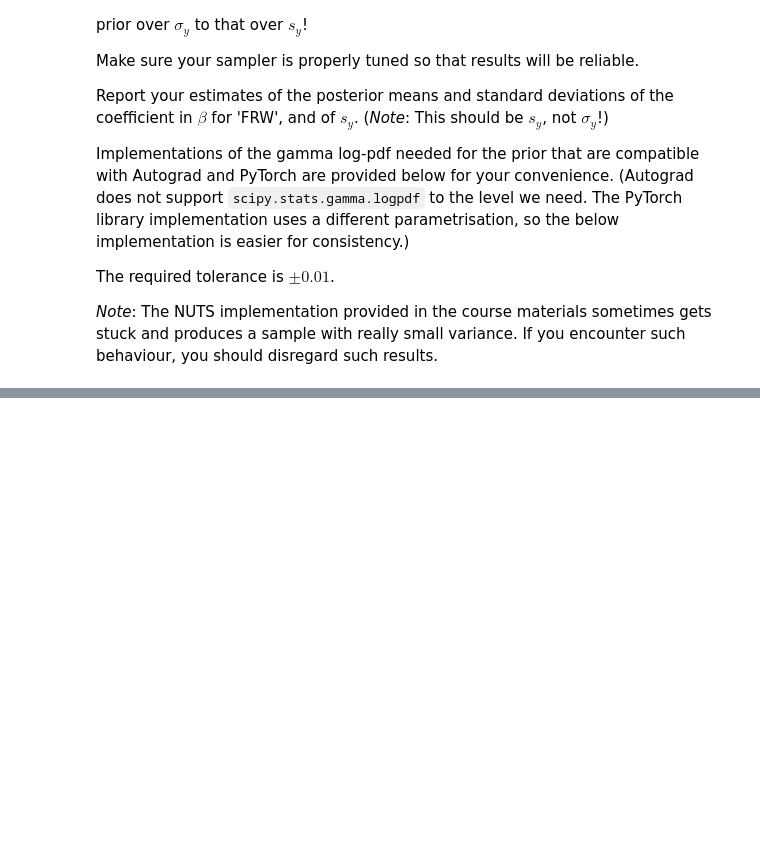
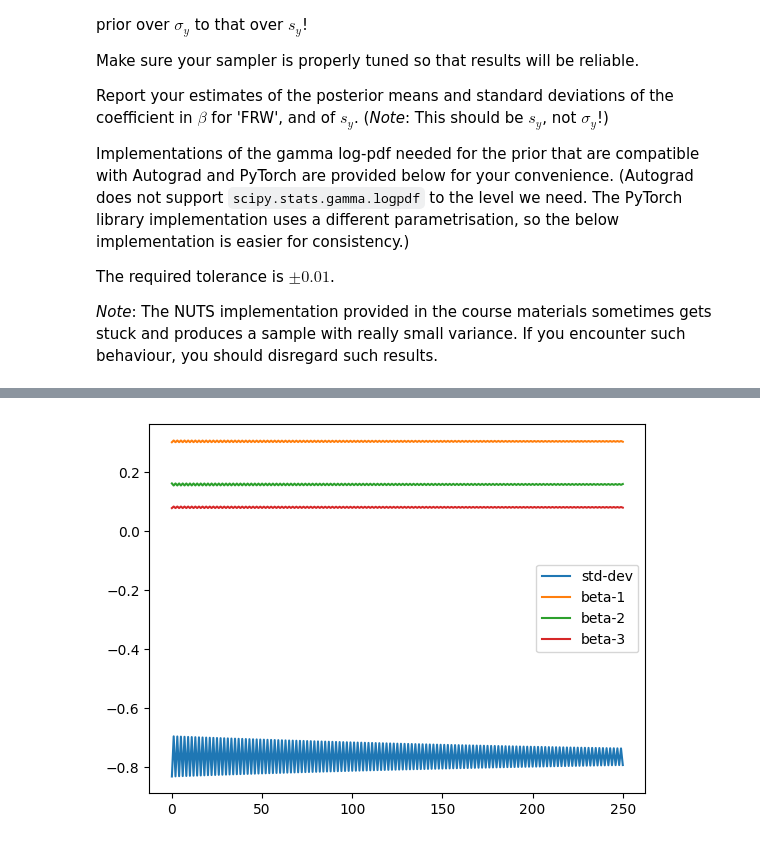
Before and after one commit to alexjilkin/comp-stats, a Jupyter notebook: Week6.ipynb, the cells around one changed output, grey strips where cells are left out. Saved outputs shown, nothing was run; the diff lists cells and outputs as text; code cells hidden in the pictures; blank space fills up the shorter version.

```diff
--- a/Week6.ipynb
+++ b/Week6.ipynb
@@ -204,10 +233,10 @@ The required tolerance is $\pm 0.01$.
 import pandas as pd
 import autograd.numpy as np
 import autograd.scipy.special as scs
-import autograd
+from autograd import grad
+import matplotlib.pyplot as plt
 
-def standardize(x):
-    raise(NotImplementedError("Not implemented yet"))
+
 
 # load the data from CSV file using pandas
 fram = pd.read_csv('https://raw.githubusercontent.com/lacerbi/compstats-files/main/data/fram.txt', sep='\t')
@@ -218,9 +247,90 @@ x = fram[['FRW', 'AGE', 'CHOL']].values.astype(float)
 # target: Systolic blood pressure, examination 1
 y = fram['SBP'].values.squeeze().astype(float)
 
+def standardize(x):
+    return (x - np.mean(x, axis=0)) / (2 * np.std(x, axis=0))
+
 xs = standardize(x)
 ys = standardize(y)
 
 def gamma_logpdf(x, k, theta):
     """Gamma distribution log pdf."""
     return -scs.gammaln(k) - k*np.log(theta) + (k-1)*np.log(x) - x / theta
+
+def log_likelihood(beta, s_y, xs, ys):
+    # Transform s_y to sigma_y
+    sigma_y = np.exp(s_y)
+
+    # Compute the model predictions
+    mu = np.dot(xs, beta)
+
+    # Compute residuals
+    residuals = ys - mu
+
+    # Compute the log-likelihood
+    ll = -0.5 * np.sum(np.log(2 * np.pi * sigma_y**2) + (residuals / sigma_y)**2)
+
+    return ll
+
+# def log_prior(beta, s_y):
+#     beta_prior = -0.5 * np.sum(beta**2 / 4)  # given normal priors for beta with mean=0 and variance=2^2=4
+#     sy_prior = gamma_logpdf(np.exp(s_y), k=10, theta=0.1)  # given gamma prior for sigma_y
+#     return beta_prior + sy_prior
+
+# Target
+def log_posterior(params, xs, ys):
+    beta, s_y = params[:-1], params[-1] # first 3 is beta, and the last is std-dev if y
+    sig_y = np.exp(s_y)
+    log_prior_sy =  gamma_logpdf(sig_y, k=10, theta=0.1) + s_y
+    log_prior_beta = -0.5 * np.sum(beta**2 / 4)
+
+    return log_likelihood(beta, s_y, xs, ys) + log_prior_sy + log_prior_beta
+
+grad_logpdf_target = grad(lambda params: log_posterior(params, xs, ys))
+
+def H(theta, r):
+    return -log_posterior(theta, xs, ys) + (1/2)*(np.sum(r**2))
+
+def leapfrog(params, r, epsilon, L):
+    for _ in range(L):
+        r = r + (epsilon / 2) * grad_logpdf_target(params)  # half step update for momentum
+        params = params + epsilon * r  # full step update for parameters
+        r = r + (epsilon / 2) * grad_logpdf_target(params)  # half step update for momentum
+
+    return params, r
+
+def mcmc_hmc(N, L, eps, params_0):
+    theta_i = params_0.copy()
+    r_i = np.random.normal(size=4)
+    samples = [theta_i]
+    rate = 0
+    for _ in range(N):
+        theta_i_p1, r_i_p_1 = leapfrog(theta_i, r_i, eps, L)
+
+        H_i = H(theta_i, r_i)
+        H_i_p_1 = H(theta_i_p1, r_i_p_1)
+
+        a = np.exp(H_i - H_i_p_1)
+
+        if np.random.uniform() < a:
+            theta_i = theta_i_p1
+            rate +=1
+
+        samples.append(theta_i)
+
+    print(f'rate={rate/N}')
+    return theta_i,samples
+
+params, samples = mcmc_hmc(1000, 40, 0.0015, np.array([1, 1, 1, 0.01]))
+samples = np.array(samples)[len(samples)//2:]
+plt.plot(range(len(samples)), samples[:,3], label="std-dev")
+
+plt.plot(range(len(samples)), samples[:,0], label="beta-1")
+plt.plot(range(len(samples)), samples[:,1], label="beta-2")
+plt.plot(range(len(samples)), samples[:,2], label="beta-3")
+
+print(f'beta_FRW mean={np.mean(samples[:,1])}, std={np.std(samples[:,1])}')
+print(f's_y mean={np.mean(samples[:,-1])}, std={np.std(samples[:,-1])}')
+
+plt.legend()
+# %% [output]
@@ -226,0 +341 @@ def gamma_logpdf(x, k, theta):
+[figure, added]
```
Also changed, not shown: parts of 3 cells of this notebook.
